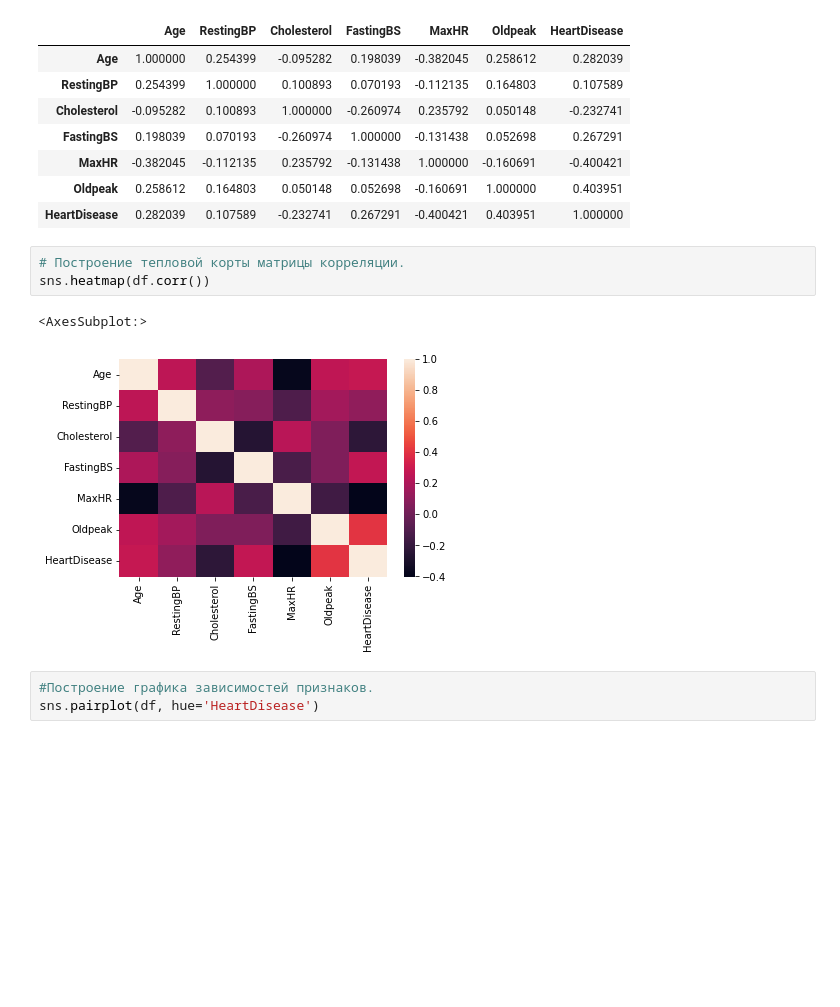
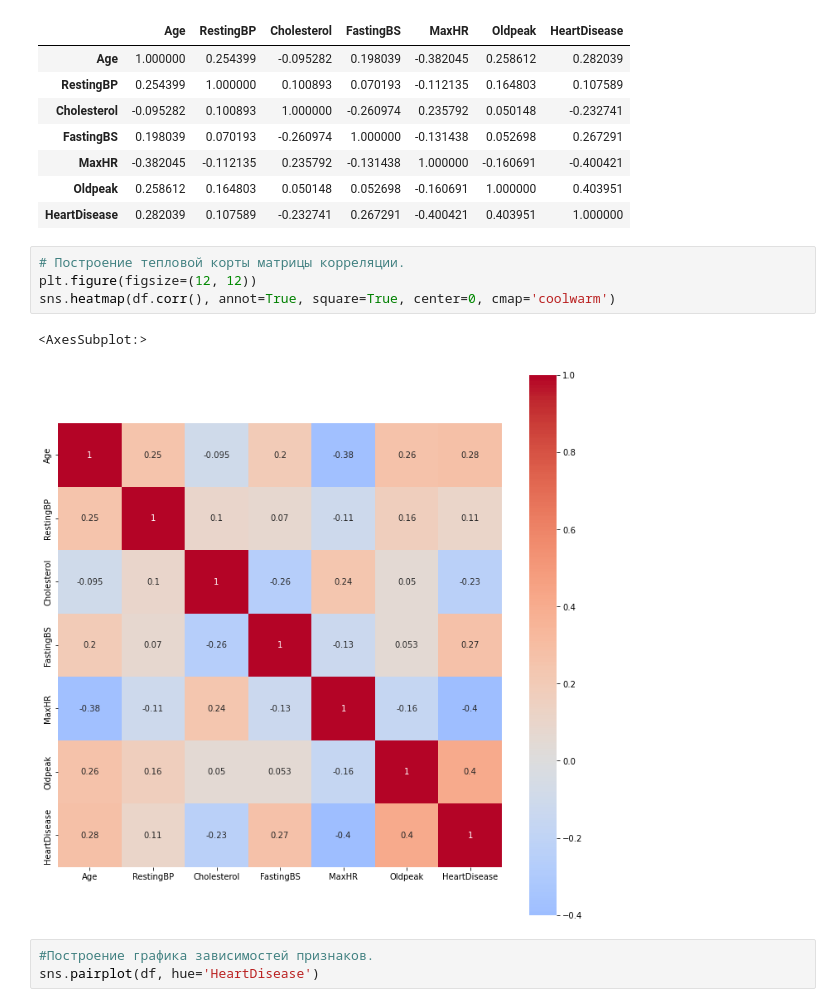
Before and after one commit to dmitrySkachan/heart_disease_clf, a Jupyter notebook: room_2.ipynb, the cells around one changed output. Drawn from its saved outputs; the diff is of its cells as text; blank space fills up the shorter version.

Commit message:
add heatmap and visualisation of importance features

```diff
--- a/room_2.ipynb
+++ b/room_2.ipynb
@@ -140,10 +140,11 @@ df.corr()
 | HeartDisease | 0.282039 | 0.107589 | -0.232741 | 0.267291 | -0.400421 | 0.403951 | 1.000000 |
 # %%
 # Построение тепловой корты матрицы корреляции.
-sns.heatmap(df.corr())
+plt.figure(figsize=(12, 12))
+sns.heatmap(df.corr(), annot=True, square=True, center=0, cmap='coolwarm')
 # %% [output]
 <AxesSubplot:>
-[figure, old version]
+[figure, new version]
 # %%
 #Построение графика зависимостей признаков.
 sns.pairplot(df, hue='HeartDisease')
```
Also changed, not shown: parts of 2 cells of this notebook.
